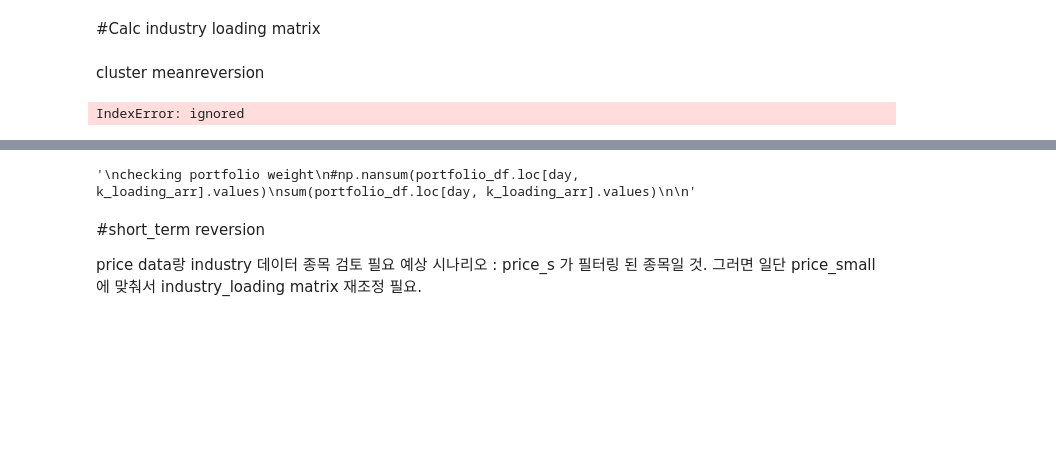
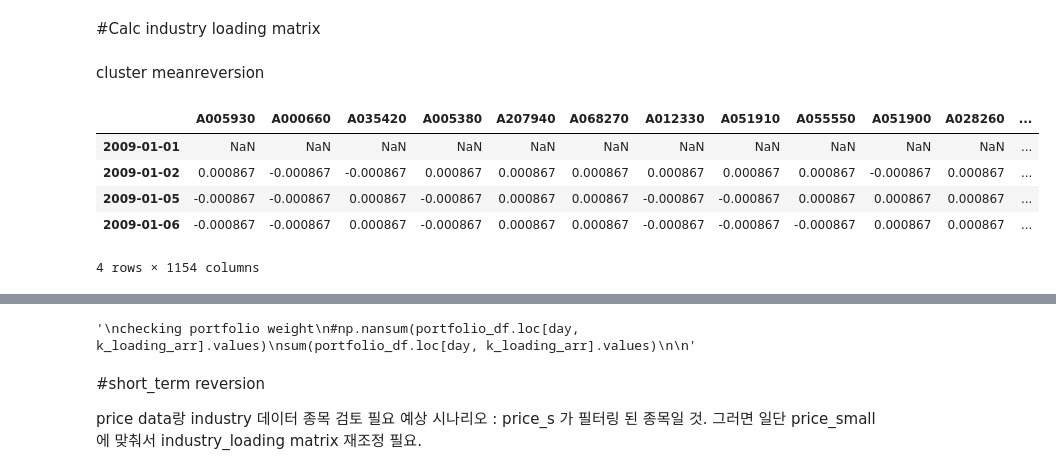
Before and after one commit to Dongwuk-kim/DL_final_proj, a Jupyter notebook: mean_reversion/mean_reversion.ipynb, the cells around one changed output, grey strips where cells are left out. Cells and saved outputs as stored; diff of their text form; code cells hidden in the pictures; blank space fills up the shorter version.

```diff
--- a/mean_reversion/mean_reversion.ipynb
+++ b/mean_reversion/mean_reversion.ipynb
@@ -146,29 +146,45 @@ cluster meanreversion
 # %%
 #5 Day Mean reversion
 pr_rolling = price_s.rolling(5, min_periods=1).mean()
 pr_rolling_ar = pr_rolling.values
 
 
 input_data = pr_rolling
 total_ammount = 1
 
 portfolio = np.zeros(input_data.shape)
 nn_price_s = np.where(np.isnan(input_data), 0, input_data)
 
 for industry in industry_list :
-    #loading_m : days by number of stocks matrix by cluster
     loading_m = industry_dic[industry]
     loading_return = np.multiply(loading_m , nn_price_s)
+    for i in range(len(price_s.index)) :
+        loading_return[i]  -= np.mean(loading_return[i])
 
-    portfolio += (loading_return - np.nanmean(loading_return))
+    loading_return = np.where(np.isnan(price_s.values[i]), 0, loading_return)
+    portfolio += loading_return
+portfolio = np.where(np.isnan(price_s.values),0 , portfolio)
 portfolio = np.where(portfolio > 0 , -1, 1)
-
-
 
 abs_sum = np.sum(np.abs(portfolio), 1)
 weight = total_ammount/abs_sum
 weight[total_ammount/abs_sum == np.inf] = 0
 d = np.diag(weight)
 portfolio_w = np.matmul(d, portfolio )
+
+
+#make portfolio df with init zero
+portfolio_df = price_s.copy()
+for col in portfolio_df.columns:
+    portfolio_df[col].values[:] = 0
+
+portfolio_df.loc[:,:] = portfolio_w
+portfolio_df = portfolio_df.shift(1)
+portfolio_df.head(4)
 # %% [output]
+|  | A005930 | A000660 | A035420 | A005380 | A207940 | A068270 | A012330 | A051910 | A055550 | A051900 | A028260 | ... |
+| 2009-01-01 | NaN | NaN | NaN | NaN | NaN | NaN | NaN | NaN | NaN | NaN | NaN | ... |
+| 2009-01-02 | 0.000867 | -0.000867 | -0.000867 | 0.000867 | 0.000867 | 0.000867 | 0.000867 | 0.000867 | 0.000867 | -0.000867 | 0.000867 | ... |
+| 2009-01-05 | -0.000867 | -0.000867 | 0.000867 | -0.000867 | 0.000867 | 0.000867 | -0.000867 | -0.000867 | 0.000867 | 0.000867 | 0.000867 | ... |
+| 2009-01-06 | -0.000867 | -0.000867 | 0.000867 | -0.000867 | 0.000867 | 0.000867 | -0.000867 | -0.000867 | -0.000867 | 0.000867 | 0.000867 | ... |
-IndexError: ignored
+4 rows × 1154 columns
```
Also changed, not shown: parts of 4 cells of this notebook.
